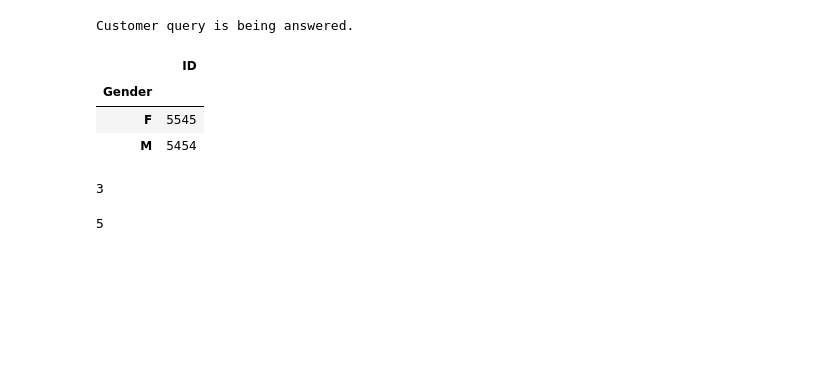
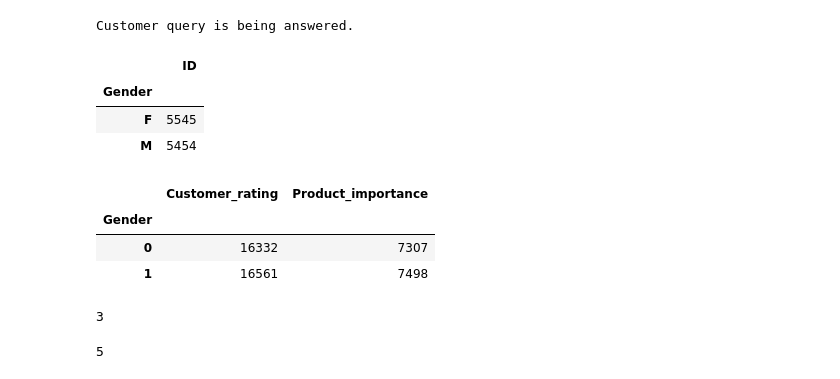
Before and after one commit to madinatt/CapstoneProject, a Jupyter notebook: Capstone_Project.ipynb, the cells around one changed output. Cells and saved outputs as stored; diff of their text form; code cells hidden in the pictures; blank space fills up the shorter version.

```diff
--- a/Capstone_Project.ipynb
+++ b/Capstone_Project.ipynb
@@ -258,4 +258,11 @@ df.groupby(['Gender'])[['ID']].count()
 | Gender |  |
 | F | 5545 |
 | M | 5454 |
+# %%
+df.groupby(['Gender'])[['Customer_rating', 'Product_importance']].sum()
+# %% [output]
+|  | Customer_rating | Product_importance |
+| Gender |  |  |
+| 0 | 16332 | 7307 |
+| 1 | 16561 | 7498 |
 # %%
```
Also changed, not shown: parts of 18 cells of this notebook, 1 other file.
